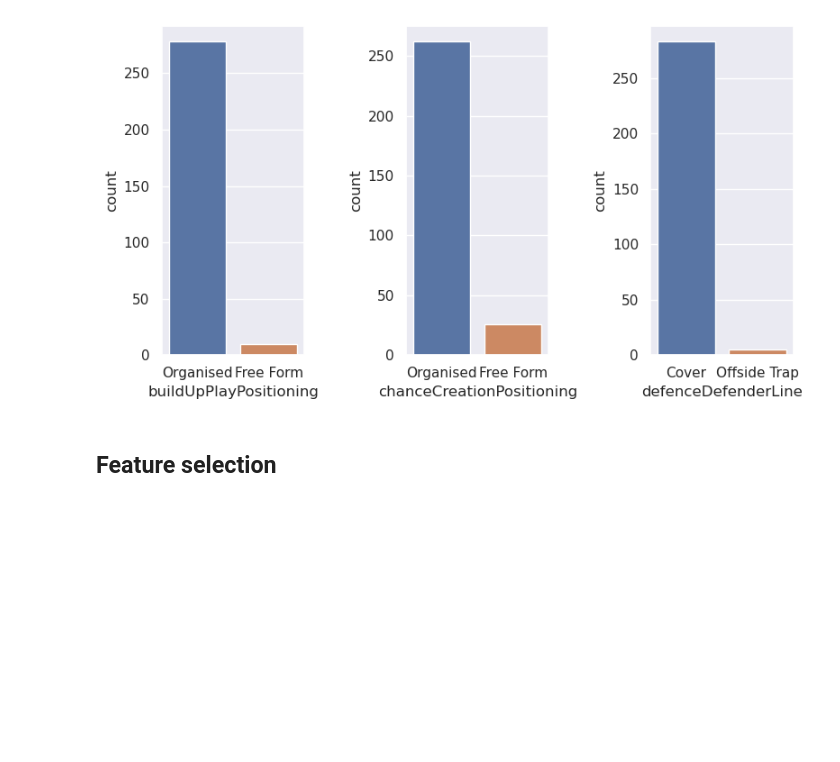
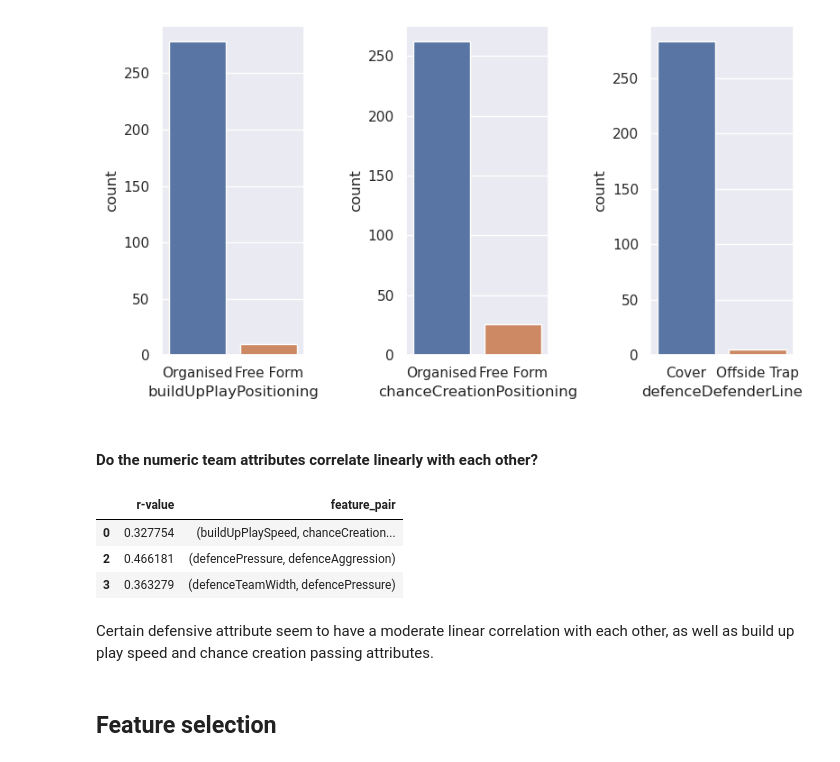
Before and after one commit to gediminas-skvarnavicius/football-db-analysis, a Jupyter notebook: analysis.ipynb, the cells around one changed output. Drawn from its saved outputs; the diff is of its cells as text; code cells hidden in the pictures; blank space fills up the shorter version.

```diff
--- a/analysis.ipynb
+++ b/analysis.ipynb
@@ -529,6 +532,17 @@ plt.tight_layout(w_pad=3)
 plt.show()
 # %% [output]
 [figure]
+# %% [markdown]
+#### Do the numeric team attributes correlate linearly with each other?
+# %%
+disf.get_correlation_pairs(latest_team_attr,0.3,-0.3)
+# %% [output]
+|  | r-value | feature_pair |
+| 0 | 0.327754 | (buildUpPlaySpeed, chanceCreation... |
+| 2 | 0.466181 | (defencePressure, defenceAggression) |
+| 3 | 0.363279 | (defenceTeamWidth, defencePressure) |
+# %% [markdown]
+Certain defensive attribute seem to have a moderate linear correlation with each other, as well as build up play speed and chance creation passing attributes.
 # %% [markdown]
 ## Feature selection
 # %%
```
Also changed, not shown: parts of 8 cells of this notebook, 1 other file.
